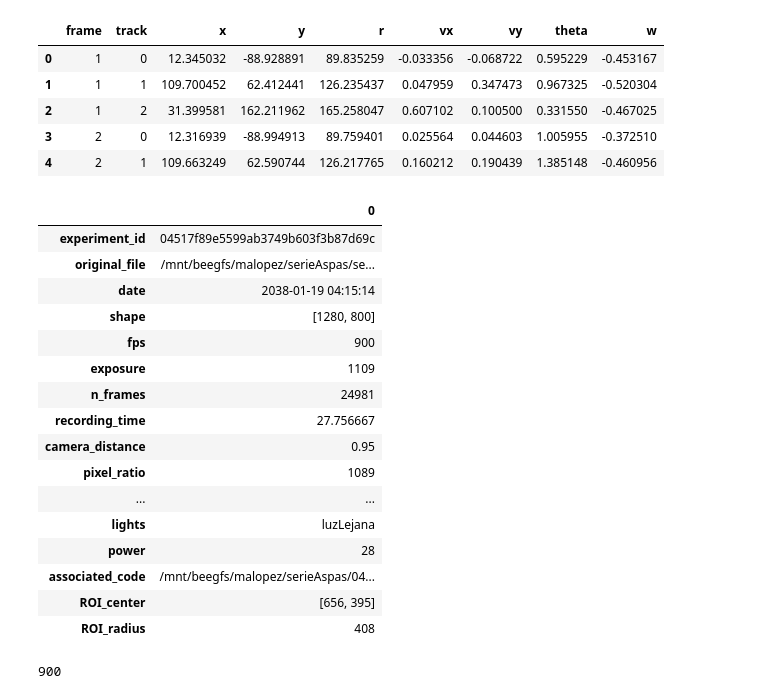
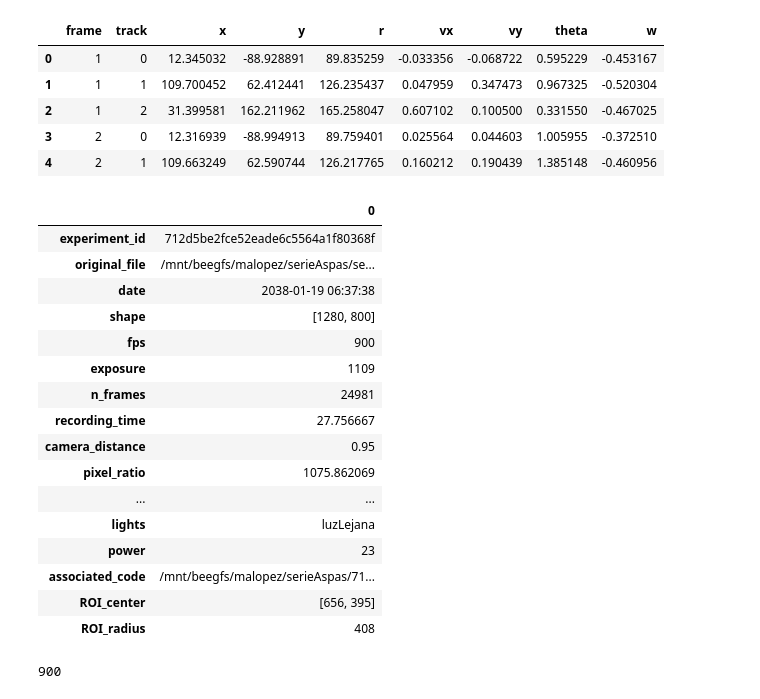
Before and after one commit to fvegar/blades, a Jupyter notebook: correlations_matrix.ipynb, the cells around one changed output. Drawn from its saved outputs; the diff is of its cells as text; code cells hidden in the pictures.

```diff
--- a/correlations_matrix.ipynb
+++ b/correlations_matrix.ipynb
@@ -130,23 +130,23 @@ tabla.head()
 | 3 | 2 | 0 | 12.316939 | -88.994913 | 89.759401 | 0.025564 | 0.044603 | 1.005955 | -0.372510 |
 | 4 | 2 | 1 | 109.663249 | 62.590744 | 126.217765 | 0.160212 | 0.190439 | 1.385148 | -0.460956 |
 # %%
-info = get_info('03', '04517f89e5599ab3749b603f3b87d69c', False)
+info = get_info('45', '712d5be2fce52eade6c5564a1f80368f', False)
 # %% [output]
 |  | 0 |
-| experiment_id | 04517f89e5599ab3749b603f3b87d69c |
+| experiment_id | 712d5be2fce52eade6c5564a1f80368f |
 | original_file | /mnt/beegfs/malopez/serieAspas/se... |
-| date | 2038-01-19 04:15:14 |
+| date | 2038-01-19 06:37:38 |
 | shape | [1280, 800] |
 | fps | 900 |
 | exposure | 1109 |
 | n_frames | 24981 |
 | recording_time | 27.756667 |
 | camera_distance | 0.95 |
-| pixel_ratio | 1089 |
+| pixel_ratio | 1075.862069 |
 | ... | ... |
 | lights | luzLejana |
-| power | 28 |
-| associated_code | /mnt/beegfs/malopez/serieAspas/04... |
+| power | 23 |
+| associated_code | /mnt/beegfs/malopez/serieAspas/71... |
 | ROI_center | [656, 395] |
 | ROI_radius | 408 |
 # %%
```
Also changed, not shown: parts of 9 cells of this notebook.
